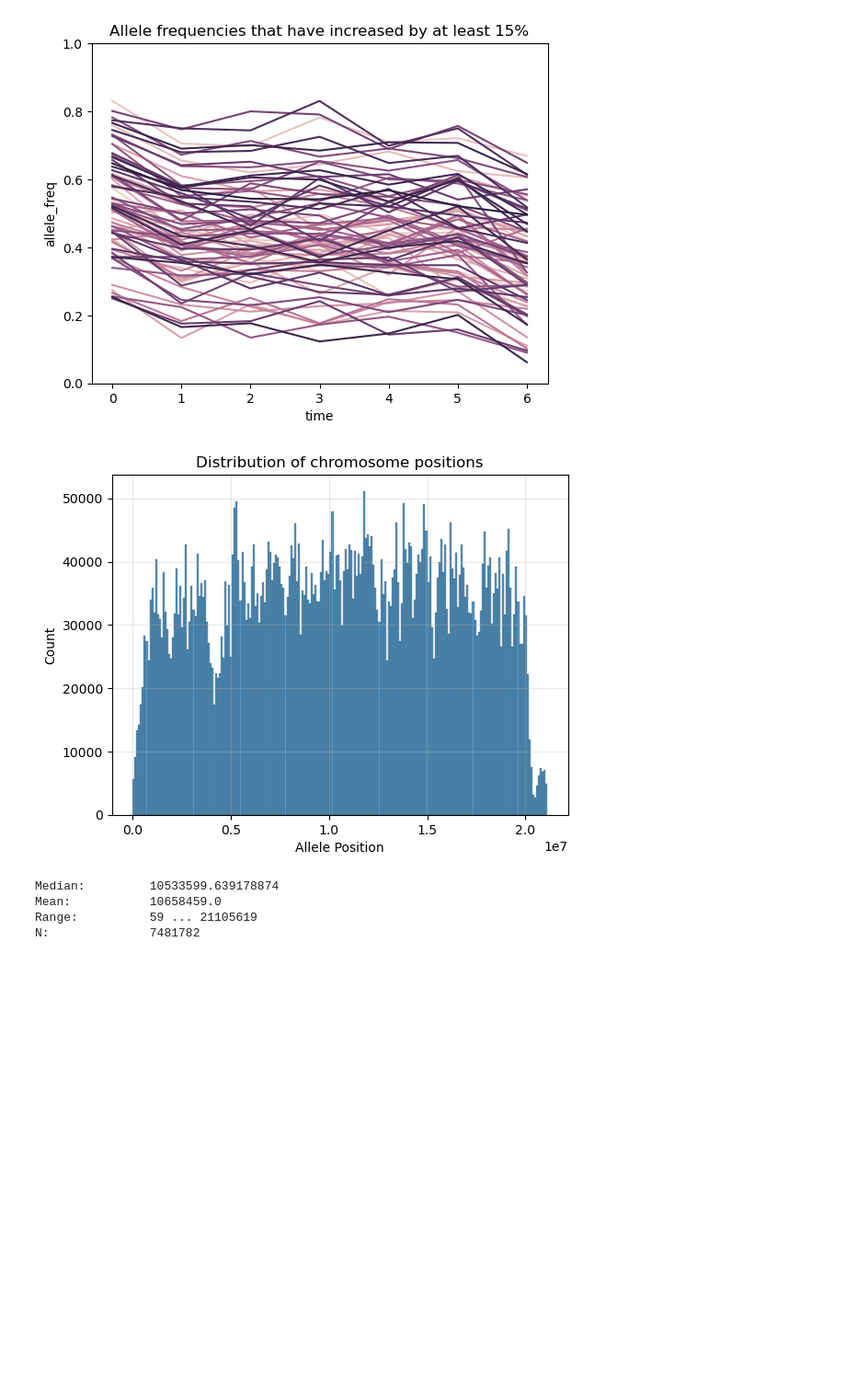
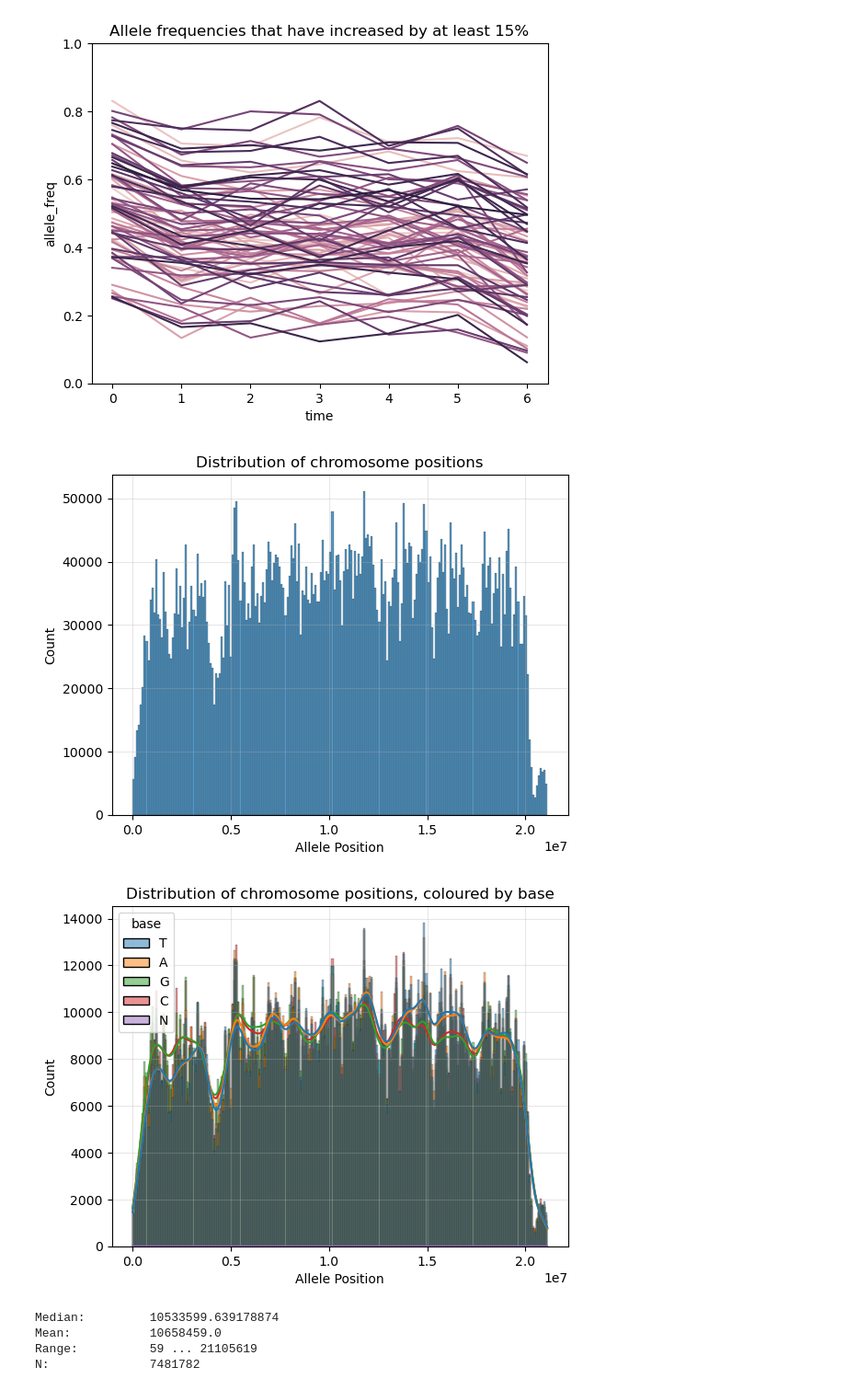
Before and after one commit to Vostanis/predicting_DFE, a Jupyter notebook: notebooks/00_explore.ipynb, the cells around one changed output. Shown at 92% size. Drawn from its saved outputs; the diff is of its cells as text; code cells hidden in the pictures; blank space fills up the shorter version.

```diff
--- a/notebooks/00_explore.ipynb
+++ b/notebooks/00_explore.ipynb
@@ -259,24 +272,31 @@ plt.show()
 # %%
 plt.title("Distribution of chromosome positions")
 sns.histplot(data=df, x='position')
+plt.xlabel("Allele Position")
+plt.grid(alpha=.3)
+plt.show()
+
+plt.title("Distribution of chromosome positions, coloured by base")
+sns.histplot(data=df, x='position', kde=True, hue='base')
 plt.xlabel("Allele Position")
 plt.grid(alpha=.3)
 plt.show()
 
 mean = df['position'].mean()
 median = df['position'].median()
 lowest = df['position'].min()
 highest = df['position'].max()
 n = df['position'].count()
 summary = f'''
 Median: \t{mean}
 Mean:   \t{median}
 Range:  \t{lowest} ... {highest}
 N:      \t{n}
 '''
 print(summary)
 # %% [output]
 [figure]
+[figure, added]
 Median:         10533599.639178874
 Mean:           10658459.0
 Range:          59 ... 21105619
```
Also changed, not shown: parts of 13 cells of this notebook.
